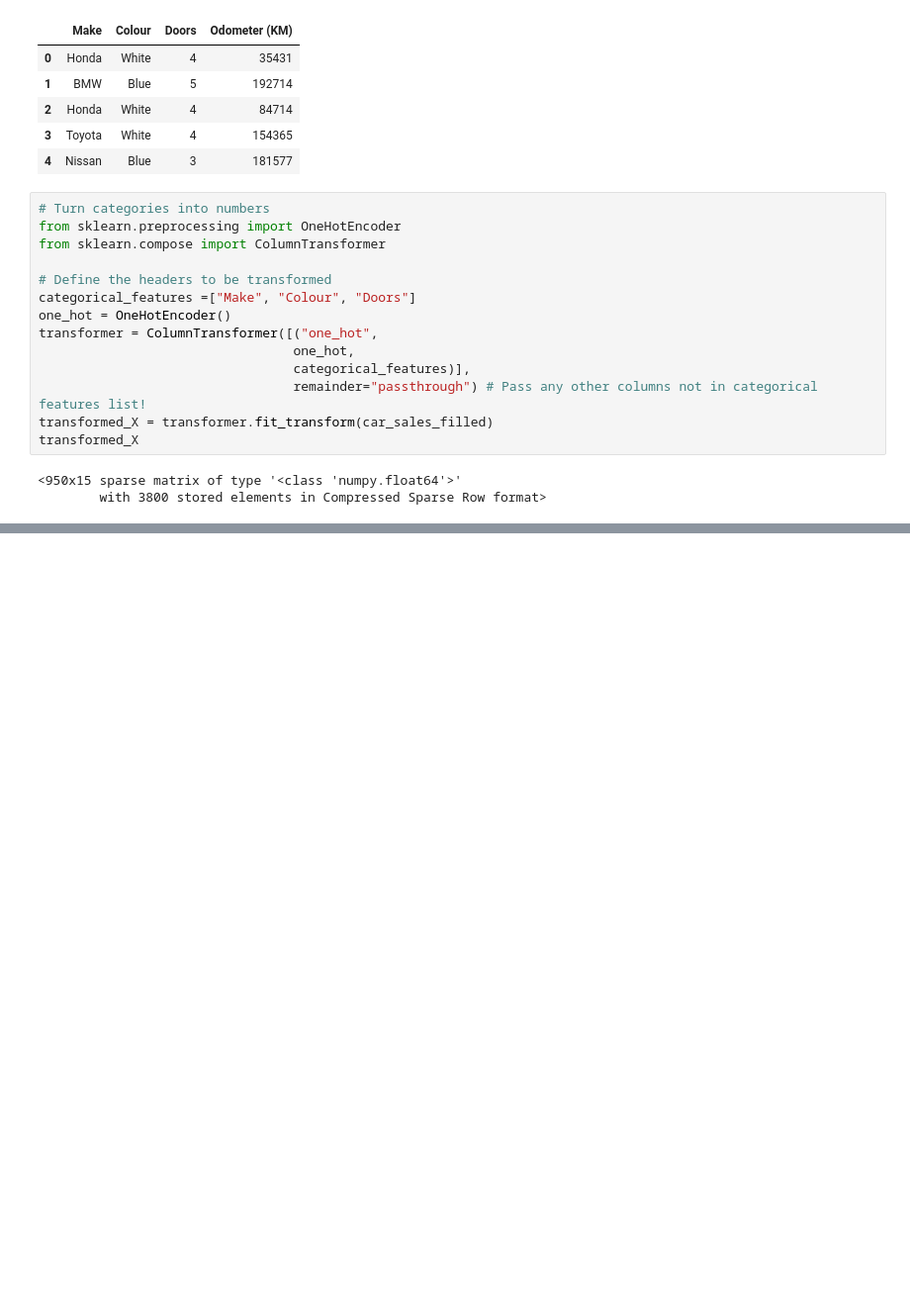
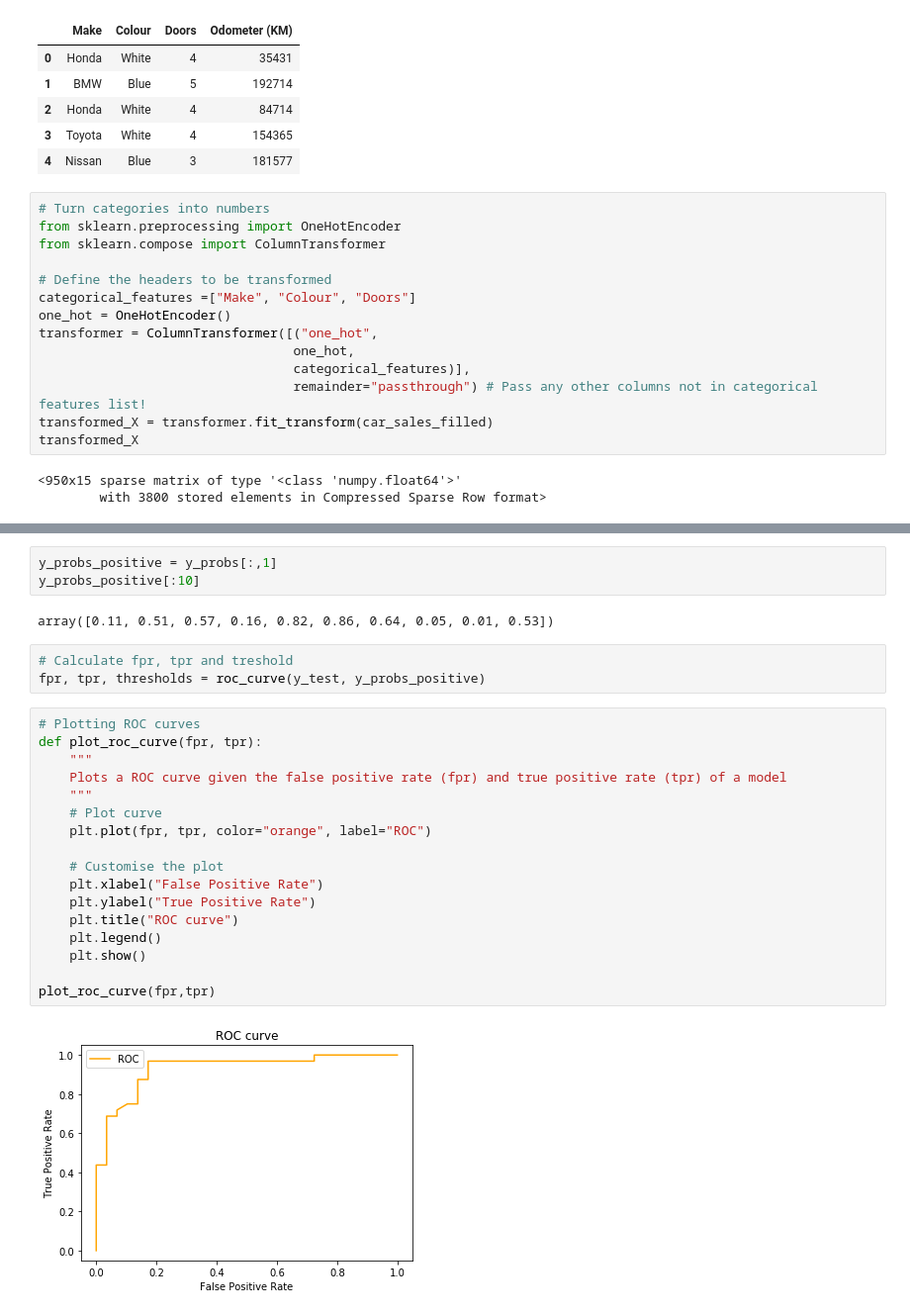
Before and after one commit to Tenesh/machine_learning, a Jupyter notebook: scikit/Scikit_Intro.ipynb, the cells around one changed output, grey strips where cells are left out. Shown at 99% size. Drawn from its saved outputs; the diff is of its cells as text; blank space fills up the shorter version.

```diff
--- a/scikit/Scikit_Intro.ipynb
+++ b/scikit/Scikit_Intro.ipynb
@@ -464,0 +898,27 @@ transformed_X
+# %%
+y_probs_positive = y_probs[:,1]
+y_probs_positive[:10]
+# %% [output]
+array([0.11, 0.51, 0.57, 0.16, 0.82, 0.86, 0.64, 0.05, 0.01, 0.53])
+# %%
+# Calculate fpr, tpr and treshold
+fpr, tpr, thresholds = roc_curve(y_test, y_probs_positive)
+# %%
+# Plotting ROC curves
+def plot_roc_curve(fpr, tpr):
+    """
+    Plots a ROC curve given the false positive rate (fpr) and true positive rate (tpr) of a model
+    """
+    # Plot curve
+    plt.plot(fpr, tpr, color="orange", label="ROC")
+
+    # Customise the plot
+    plt.xlabel("False Positive Rate")
+    plt.ylabel("True Positive Rate")
+    plt.title("ROC curve")
+    plt.legend()
+    plt.show()
+
+plot_roc_curve(fpr,tpr)
+# %% [output]
+[figure, added]
```
Also changed, not shown: parts of 120 cells of this notebook, 6 other files.
